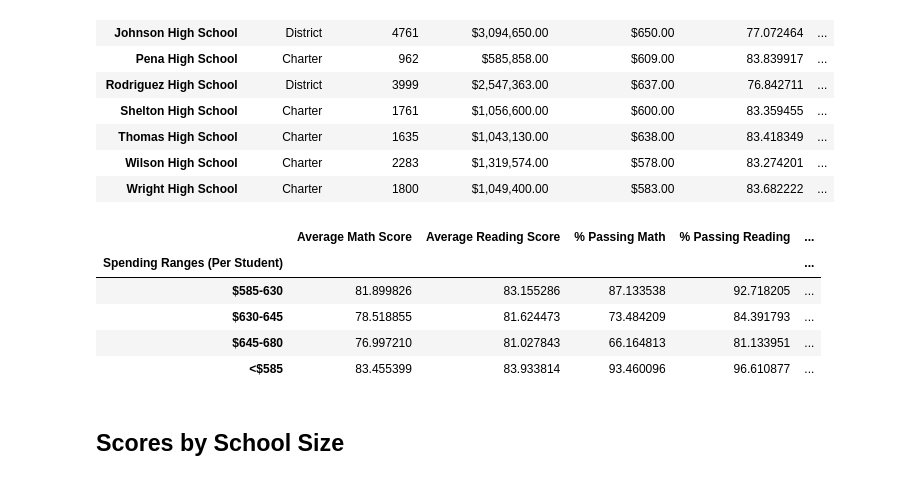
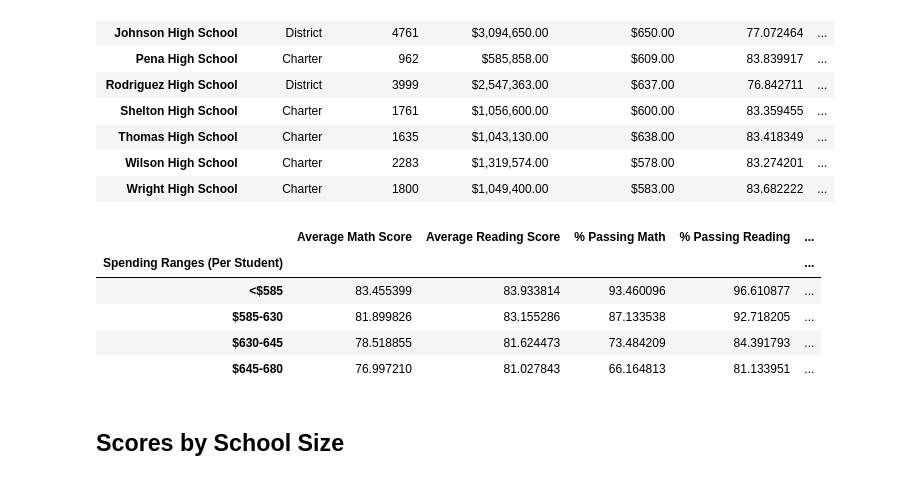
Before and after one commit to Golnaz8/pandas-challenge, a Jupyter notebook: PyCitySchools/PyCitySchools_ultimate.ipynb, the cells around one changed output. Cells and saved outputs as stored; diff of their text form; code cells hidden in the pictures.

```diff
--- a/PyCitySchools/PyCitySchools_ultimate.ipynb
+++ b/PyCitySchools/PyCitySchools_ultimate.ipynb
@@ -357,23 +357,23 @@ overall_passing_spending = school_spending_df.groupby(["Spending Ranges (Per Stu
 # %%
 # Assemble into DataFrame
 spending_summary_data = {
     "Average Math Score" : spending_math_scores,
     "Average Reading Score" : spending_reading_scores,
     "% Passing Math" : spending_passing_math,
     "% Passing Reading" : spending_passing_reading,
     "% Overall Passing" : overall_passing_spending
 }
-spending_summary = pd.DataFrame(spending_summary_data)
+spending_summary = pd.DataFrame(spending_summary_data).sort_values(by="% Overall Passing", ascending=False)
 
 # Display results
 spending_summary
 # %% [output]
 |  | Average Math Score | Average Reading Score | % Passing Math | % Passing Reading | ... |
 | Spending Ranges (Per Student) |  |  |  |  | ... |
+| <$585 | 83.455399 | 83.933814 | 93.460096 | 96.610877 | ... |
 | $585-630 | 81.899826 | 83.155286 | 87.133538 | 92.718205 | ... |
 | $630-645 | 78.518855 | 81.624473 | 73.484209 | 84.391793 | ... |
 | $645-680 | 76.997210 | 81.027843 | 66.164813 | 81.133951 | ... |
-| <$585 | 83.455399 | 83.933814 | 93.460096 | 96.610877 | ... |
 # %% [markdown]
 ## Scores by School Size
 # %%
```
Also changed, not shown: 1 other file.
